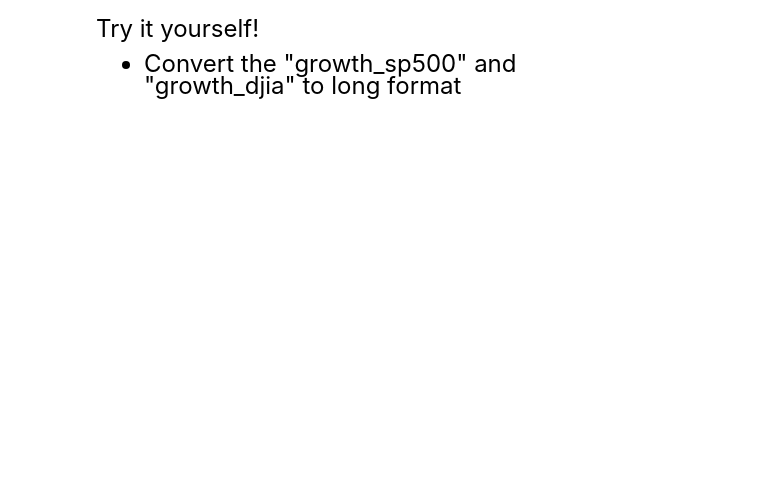
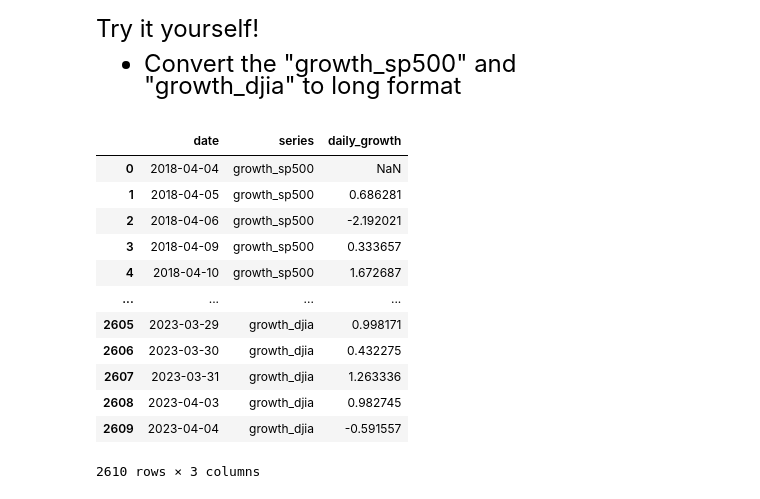
Before and after one commit to alejandrosanchezbecerra/qtm151spring2023, a Jupyter notebook: Lecture 22/Lecture 22.ipynb, the cells around one changed output. Cells and saved outputs as stored; diff of their text form; code cells hidden in the pictures; blank space fills up the shorter version.

```diff
--- a/Lecture 22/Lecture 22.ipynb
+++ b/Lecture 22/Lecture 22.ipynb
@@ -240,0 +272,26 @@ Try it yourself!
+# %%
+# Write your own code
+
+# Note: You can give any custom value to "var_name" or "value_name"
+
+financial_long = pd.melt(financial,
+                         var_name   = "series",
+                         value_name = "daily_growth",
+                         id_vars='date',
+                         value_vars=['growth_sp500','growth_djia'])
+
+display(financial_long)
+# %% [output]
+|  | date | series | daily_growth |
+| 0 | 2018-04-04 | growth_sp500 | NaN |
+| 1 | 2018-04-05 | growth_sp500 | 0.686281 |
+| 2 | 2018-04-06 | growth_sp500 | -2.192021 |
+| 3 | 2018-04-09 | growth_sp500 | 0.333657 |
+| 4 | 2018-04-10 | growth_sp500 | 1.672687 |
+| ... | ... | ... | ... |
+| 2605 | 2023-03-29 | growth_djia | 0.998171 |
+| 2606 | 2023-03-30 | growth_djia | 0.432275 |
+| 2607 | 2023-03-31 | growth_djia | 1.263336 |
+| 2608 | 2023-04-03 | growth_djia | 0.982745 |
+| 2609 | 2023-04-04 | growth_djia | -0.591557 |
+2610 rows × 3 columns
```
Also changed, not shown: parts of 7 cells of this notebook.
